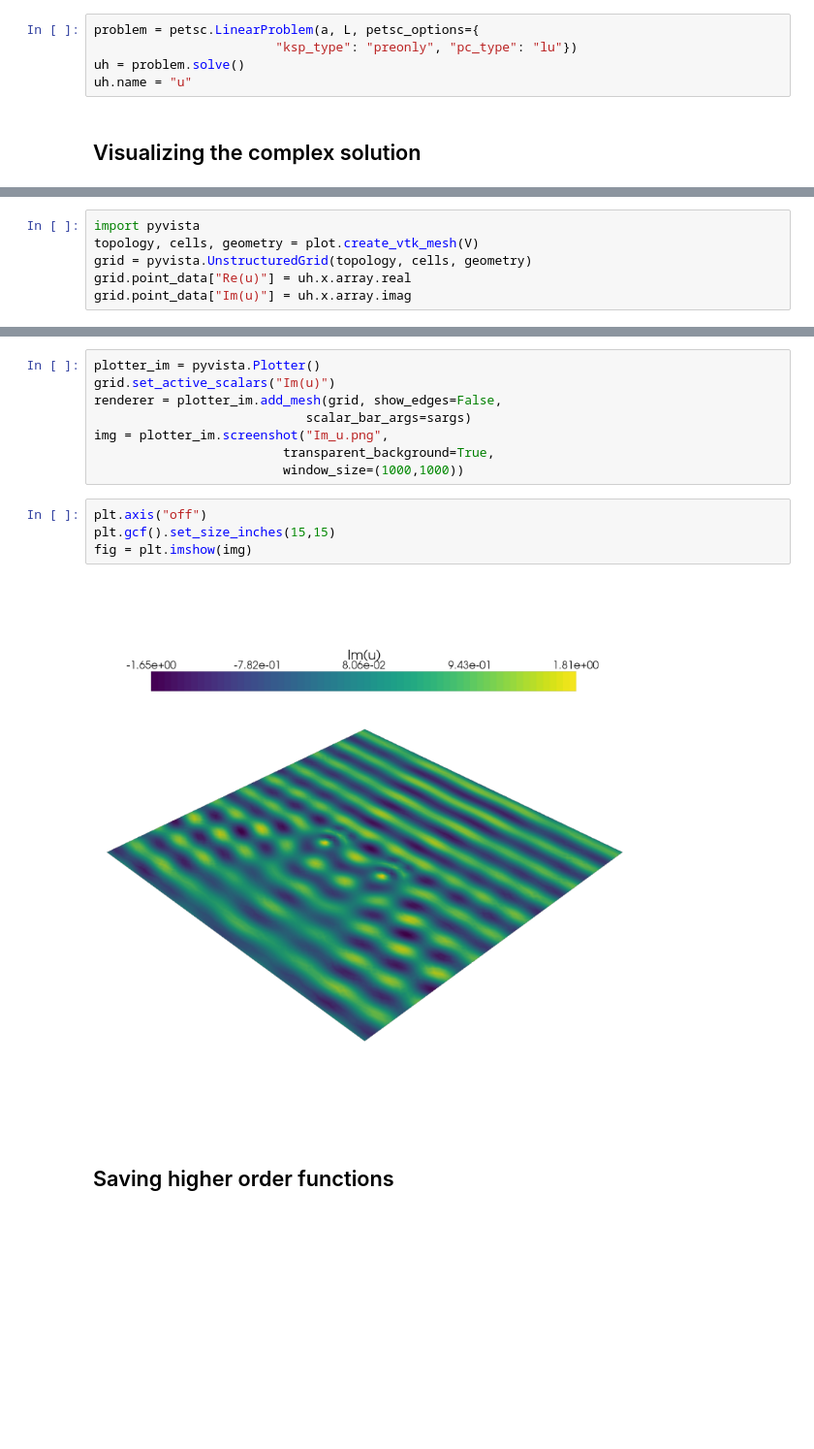
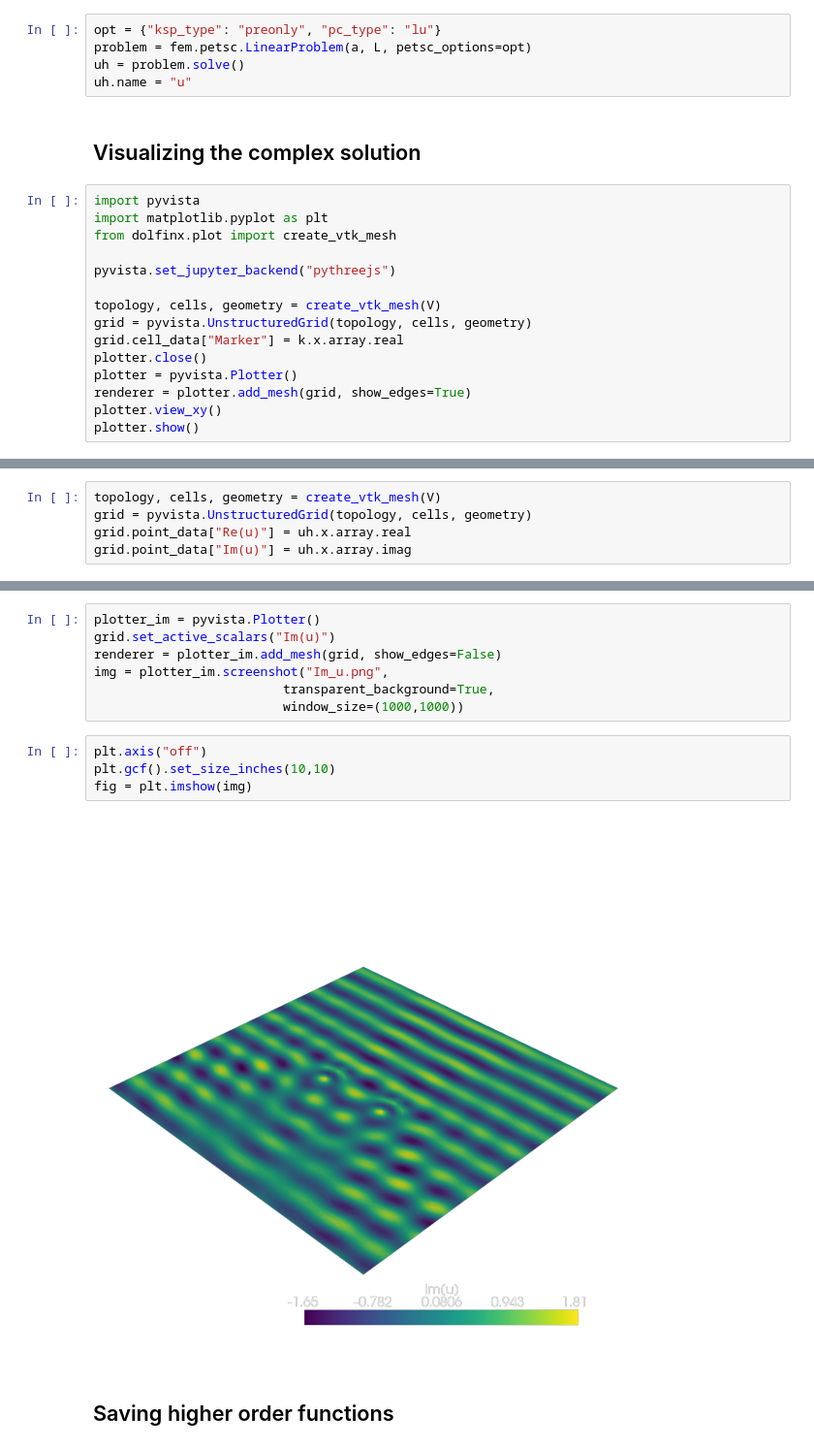
Before and after one commit to jorgensd/fenics22-tutorial, a Jupyter notebook: part2/helmholtz.ipynb, the cells around one changed output, grey strips where cells are left out. Shown at 97% size. Saved outputs shown, nothing was run; the diff lists cells and outputs as text; blank space fills up the shorter version.

```diff
--- a/part2/helmholtz.ipynb
+++ b/part2/helmholtz.ipynb
@@ -146,9 +154,24 @@ L = ufl.inner(g, v) * ds
 # %% [markdown]
 Next, we will solve the problem using a direct solver (LU).
 # %%
-problem = petsc.LinearProblem(a, L, petsc_options={
-                        "ksp_type": "preonly", "pc_type": "lu"})
+opt = {"ksp_type": "preonly", "pc_type": "lu"}
+problem = fem.petsc.LinearProblem(a, L, petsc_options=opt)
 uh = problem.solve()
 uh.name = "u"
 # %% [markdown]
 ## Visualizing the complex solution
+# %%
+import pyvista
+import matplotlib.pyplot as plt
+from dolfinx.plot import create_vtk_mesh
+
+pyvista.set_jupyter_backend("pythreejs")
+
+topology, cells, geometry = create_vtk_mesh(V)
+grid = pyvista.UnstructuredGrid(topology, cells, geometry)
+grid.cell_data["Marker"] = k.x.array.real
+plotter.close()
+plotter = pyvista.Plotter()
+renderer = plotter.add_mesh(grid, show_edges=True)
+plotter.view_xy()
+plotter.show()
@@ -155,6 +182,5 @@ uh.name = "u"
 # %%
-import pyvista
-topology, cells, geometry = plot.create_vtk_mesh(V)
+topology, cells, geometry = create_vtk_mesh(V)
 grid = pyvista.UnstructuredGrid(topology, cells, geometry)
 grid.point_data["Re(u)"] = uh.x.array.real
 grid.point_data["Im(u)"] = uh.x.array.imag
@@ -180,17 +204,16 @@ fig = plt.imshow(img)
 # %%
 plotter_im = pyvista.Plotter()
 grid.set_active_scalars("Im(u)")
-renderer = plotter_im.add_mesh(grid, show_edges=False,
-                            scalar_bar_args=sargs)
+renderer = plotter_im.add_mesh(grid, show_edges=False)
 img = plotter_im.screenshot("Im_u.png",
                          transparent_background=True,
                          window_size=(1000,1000))
 # %%
 plt.axis("off")
-plt.gcf().set_size_inches(15,15)
+plt.gcf().set_size_inches(10,10)
 fig = plt.imshow(img)
 # %% [output]
-[figure, old version]
+[figure, new version]
 # %% [markdown]
 ## Saving higher order functions
 # %%
```
Also changed, not shown: parts of 16 cells of this notebook, 2 other files.
